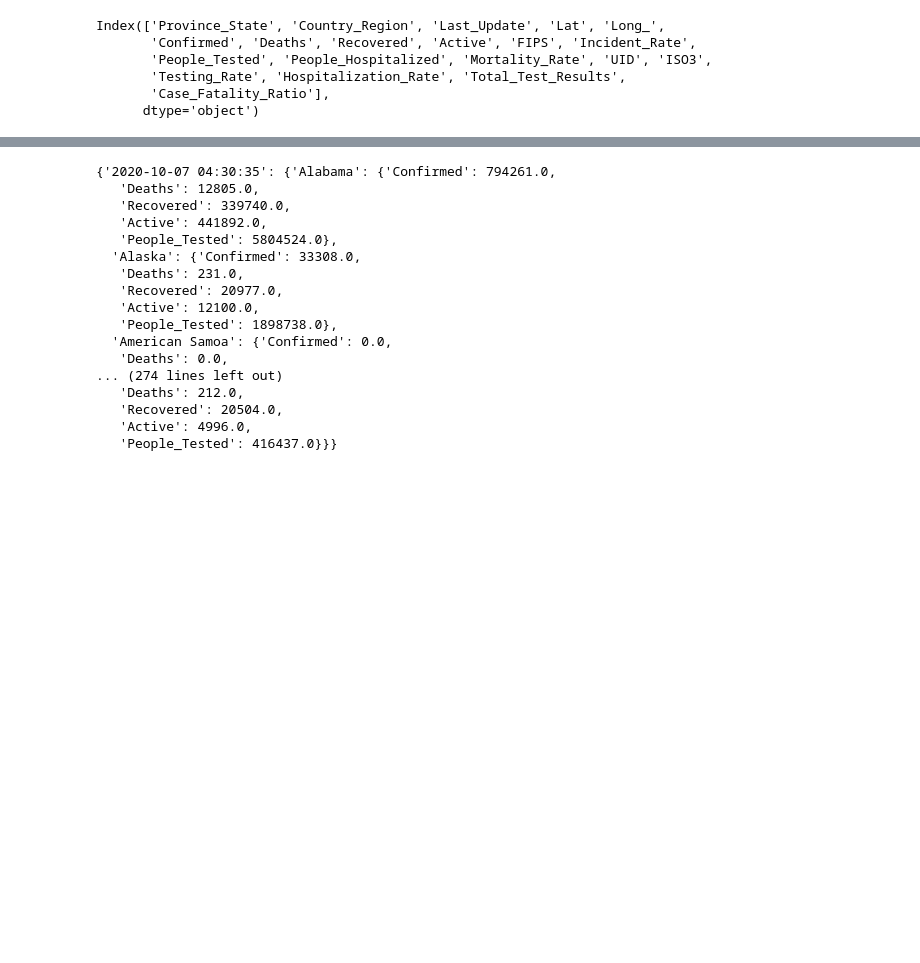
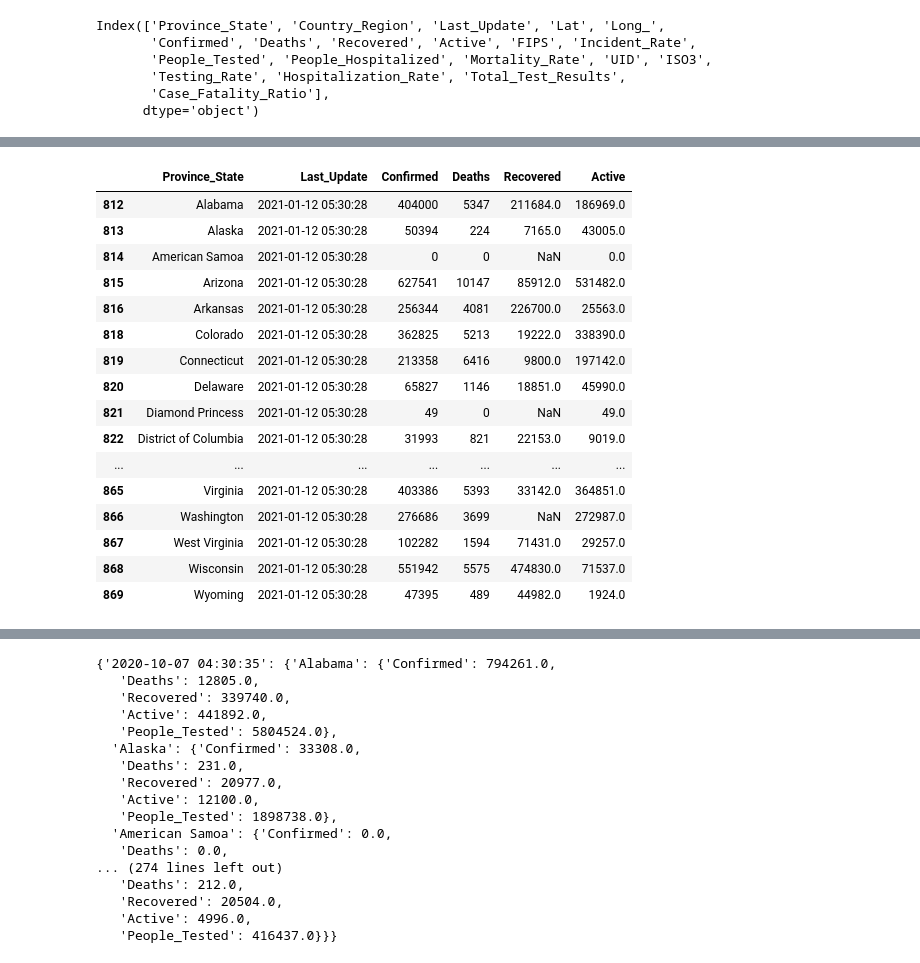
Before and after one commit to kfield1/Project-Covid, a Jupyter notebook: Cases .ipynb, the cells around one changed output, grey strips where cells are left out. Cells and saved outputs as stored; diff of their text form; code cells hidden in the pictures; blank space fills up the shorter version.

```diff
--- a/Cases .ipynb
+++ b/Cases .ipynb
@@ -117,0 +139,21 @@ organized_data_df[(organized_data_df["Last_Update"]=="2020-10-06 04:30:27")]
+# %%
+jan_12_df=organized_data_df[(organized_data_df["Last_Update"]=="2021-01-12 05:30:28")]
+jan_12_df
+# %% [output]
+|  | Province_State | Last_Update | Confirmed | Deaths | Recovered | Active |
+| 812 | Alabama | 2021-01-12 05:30:28 | 404000 | 5347 | 211684.0 | 186969.0 |
+| 813 | Alaska | 2021-01-12 05:30:28 | 50394 | 224 | 7165.0 | 43005.0 |
+| 814 | American Samoa | 2021-01-12 05:30:28 | 0 | 0 | NaN | 0.0 |
+| 815 | Arizona | 2021-01-12 05:30:28 | 627541 | 10147 | 85912.0 | 531482.0 |
+| 816 | Arkansas | 2021-01-12 05:30:28 | 256344 | 4081 | 226700.0 | 25563.0 |
+| 818 | Colorado | 2021-01-12 05:30:28 | 362825 | 5213 | 19222.0 | 338390.0 |
+| 819 | Connecticut | 2021-01-12 05:30:28 | 213358 | 6416 | 9800.0 | 197142.0 |
+| 820 | Delaware | 2021-01-12 05:30:28 | 65827 | 1146 | 18851.0 | 45990.0 |
+| 821 | Diamond Princess | 2021-01-12 05:30:28 | 49 | 0 | NaN | 49.0 |
+| 822 | District of Columbia | 2021-01-12 05:30:28 | 31993 | 821 | 22153.0 | 9019.0 |
+| ... | ... | ... | ... | ... | ... | ... |
+| 865 | Virginia | 2021-01-12 05:30:28 | 403386 | 5393 | 33142.0 | 364851.0 |
+| 866 | Washington | 2021-01-12 05:30:28 | 276686 | 3699 | NaN | 272987.0 |
+| 867 | West Virginia | 2021-01-12 05:30:28 | 102282 | 1594 | 71431.0 | 29257.0 |
+| 868 | Wisconsin | 2021-01-12 05:30:28 | 551942 | 5575 | 474830.0 | 71537.0 |
+| 869 | Wyoming | 2021-01-12 05:30:28 | 47395 | 489 | 44982.0 | 1924.0 |
```
Also changed, not shown: parts of 17 cells of this notebook.
